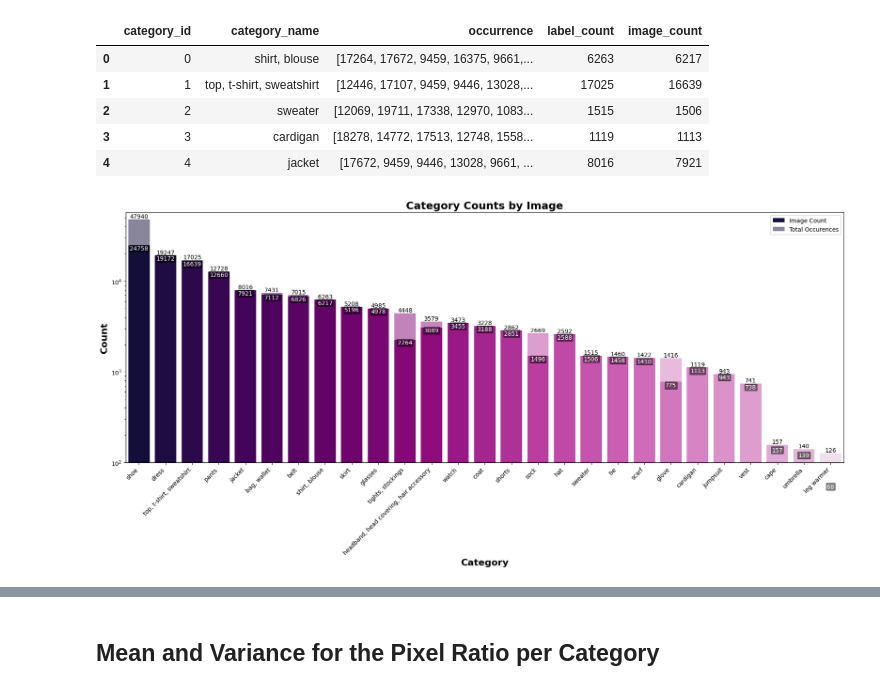
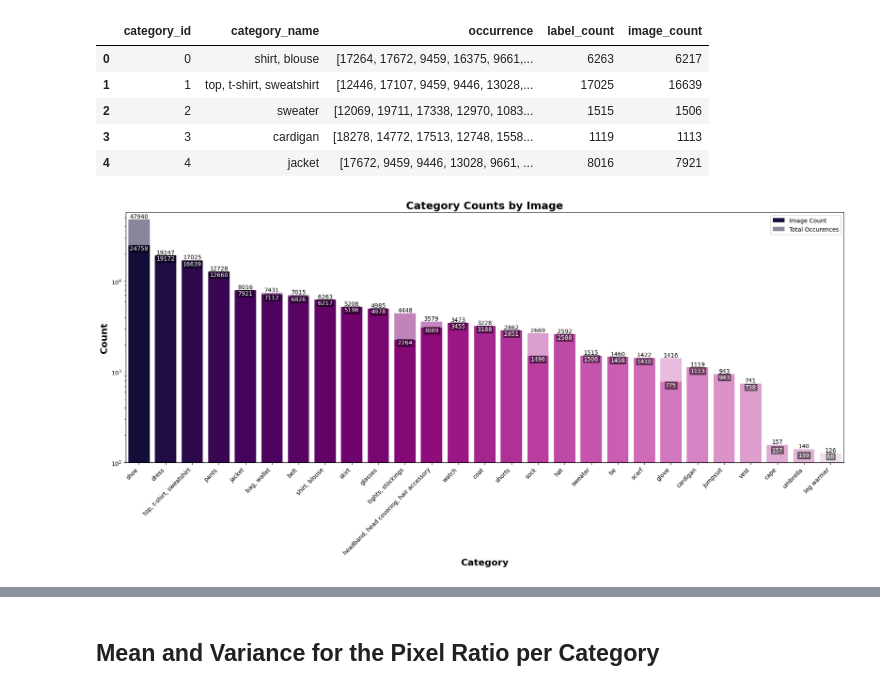
Before and after one commit to ZachParent/mai-object-recognition, a Jupyter notebook: practicals/p2/src/dataset_analysis.ipynb, the cells around one changed output, grey strips where cells are left out. Saved outputs shown, nothing was run; the diff lists cells and outputs as text; code cells hidden in the pictures.

```diff
--- a/practicals/p2/src/dataset_analysis.ipynb
+++ b/practicals/p2/src/dataset_analysis.ipynb
@@ -159,33 +170,33 @@ plt.xticks(
 
 plt.xlabel("Category", fontsize=16, fontweight="bold")
 plt.ylabel("Count", fontsize=16, fontweight="bold")
 plt.title("Category Counts by Image", fontsize=18, fontweight="bold")
 
 plt.yscale("log")
 plt.xlim(-0.5, len(sorted_stats) - 0.5)
 
 for bar in bars1:
     height = bar.get_height()
     plt.text(
         bar.get_x() + bar.get_width() / 2.0,
-        height - 10,
+        max(height - 10,125),
         f"{int(height)}",
         ha="center",
         va="top",
         color="white",
         bbox=dict(facecolor="black", alpha=0.5, pad=1),
     )
 
 for bar in bars2:
     height = bar.get_height()
     plt.text(bar.get_x() + bar.get_width()/2., height,
             f'{int(height)}',
             ha='center', va='bottom')
 
 plt.legend()
 plt.tight_layout()
 plt.savefig(FIGURES_DIR / "category_counts_by_image.png")
 plt.show()
 # %% [output]
-[figure, old version]
+[figure, new version]
 # %% [markdown]
```
Also changed, not shown: parts of 3 cells of this notebook, 1 other file.
